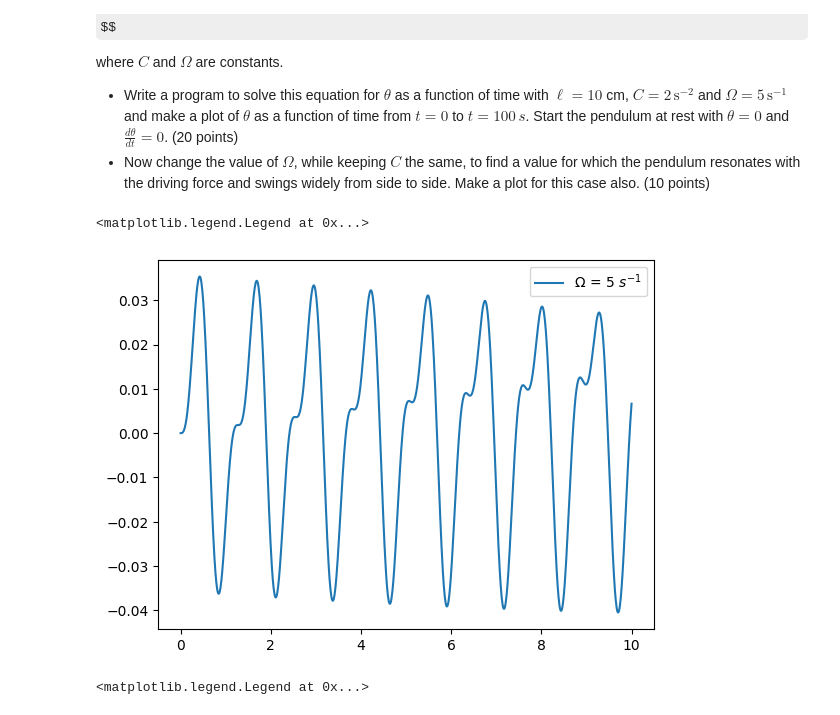
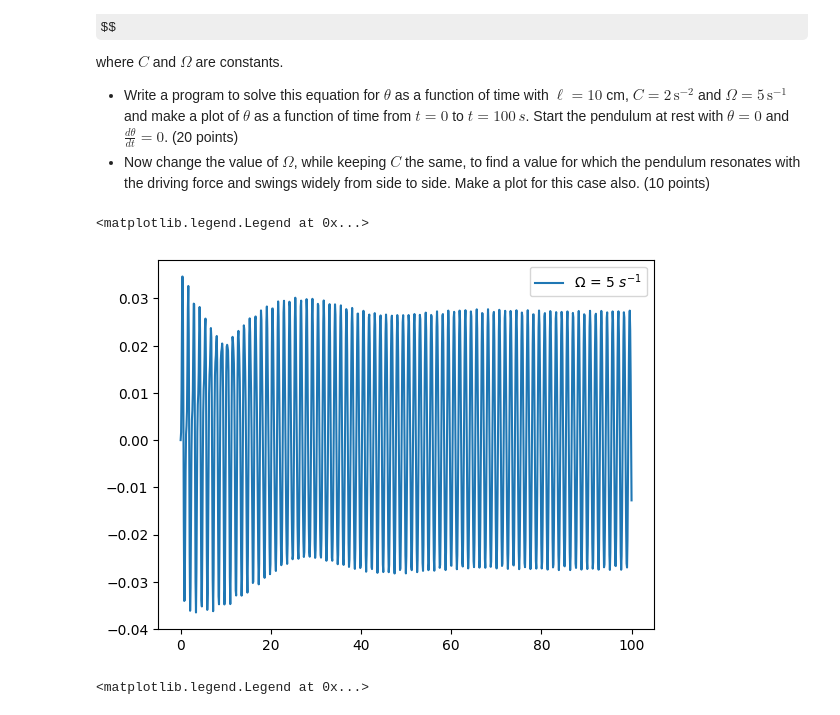
Before and after one commit to AtomLikeInPhysics/Tom-PHYS50733, a Jupyter notebook: Homework4/Homework4.ipynb, the cells around one changed output. Drawn from its saved outputs; the diff is of its cells as text; code cells hidden in the pictures; some formulas as TeX source.

```diff
--- a/Homework4/Homework4.ipynb
+++ b/Homework4/Homework4.ipynb
@@ -285,35 +285,35 @@ Ohm = 5
 def f(r,t):
     theta = r[0]
     omega = r[1]
     d_theta = omega
     d_omega = - (g / l) * np.sin(theta) + (C * np.cos(theta) * np.sin(Ohm*t))
     return np.array([d_theta, d_omega], float)
 
 tstart = 0
-tstop = 10
+tstop = 100
 N = 1000
 h = (tstop-tstart)/N
 
 xpnt = []
 ypnt = []
 t = np.linspace(tstart,tstop,N)
 r = np.array([0,0],float)
 
 for i in t:
     xpnt.append(r[0])
     ypnt.append(r[1])
     k1 = h*f(r,i)
     k2 = h*f(r + 0.5*k1, i + 0.5*h)
     k3 = h*f(r + 0.5*k2, i + 0.5*h)
     k4 = h*f(r + k3, i + h)
     r += 1/6 * (k1 + 2*k2 + 2*k3 + k4)
 
 plt.plot(t,xpnt,label = r'$\Omega$ = 5 $s^{-1}$')
 plt.legend()
 # plt.plot(t,ypnt)
 # %% [output]
 <matplotlib.legend.Legend at 0x...>
-[figure, old version]
+[figure, new version]
 # %%
 tstop = 100
 N = 10000
```
Also changed, not shown: 2 other files.
